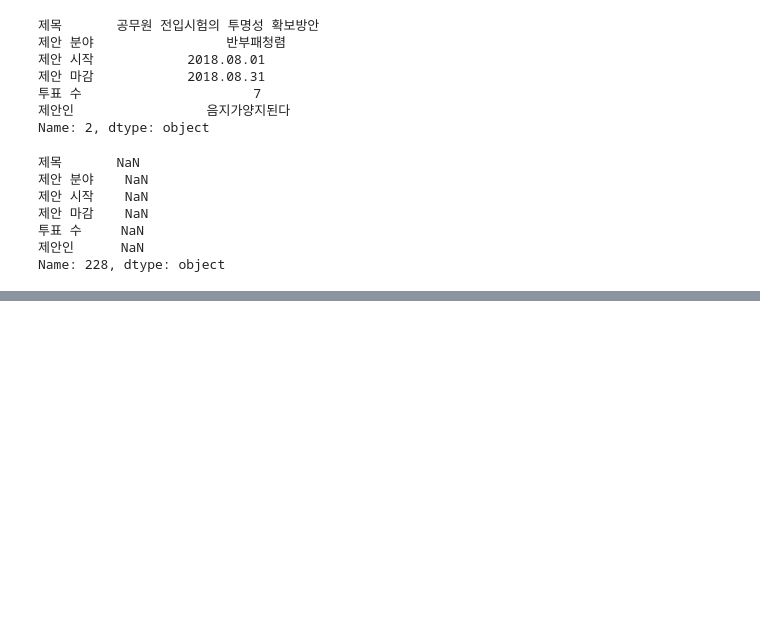
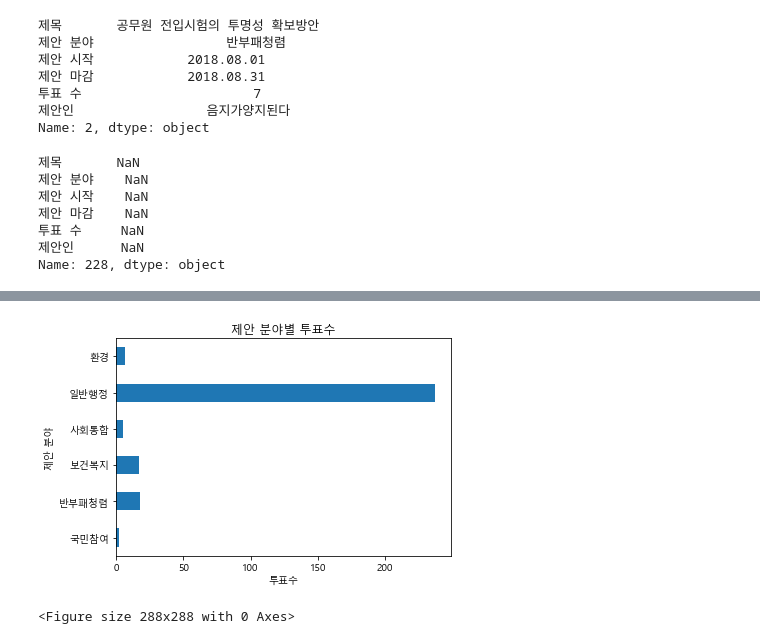
Before and after one commit to Jeong-Mw/2020_Learn-DataScience, a Jupyter notebook: source_code/0525_ex2_3115정민우.ipynb, the cells around one changed output, grey strips where cells are left out. Cells and saved outputs as stored; diff of their text form; code cells hidden in the pictures; blank space fills up the shorter version.

```diff
--- a/source_code/0525_ex2_3115정민우.ipynb
+++ b/source_code/0525_ex2_3115정민우.ipynb
@@ -231,0 +307,9 @@ df[(df['제안 분야'] == '일반행정')]
+# %%
+df2['투표 수'].plot(kind='barh')
+plt.title(label='제안 분야별 투표수')
+plt.xlabel(xlabel='투표수')
+plt.figure(figsize = (4,4))
+plt.show()
+# %% [output]
+[figure, added]
+<Figure size 288x288 with 0 Axes>
```
Also changed, not shown: parts of 20 cells of this notebook.
